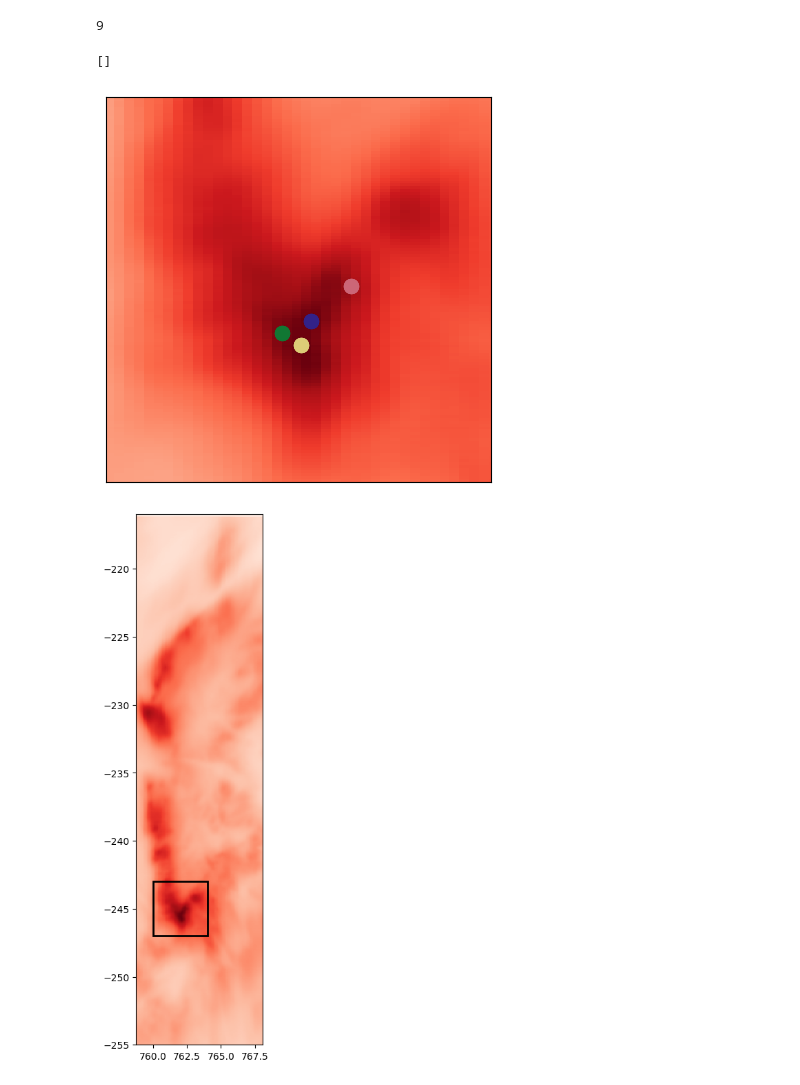
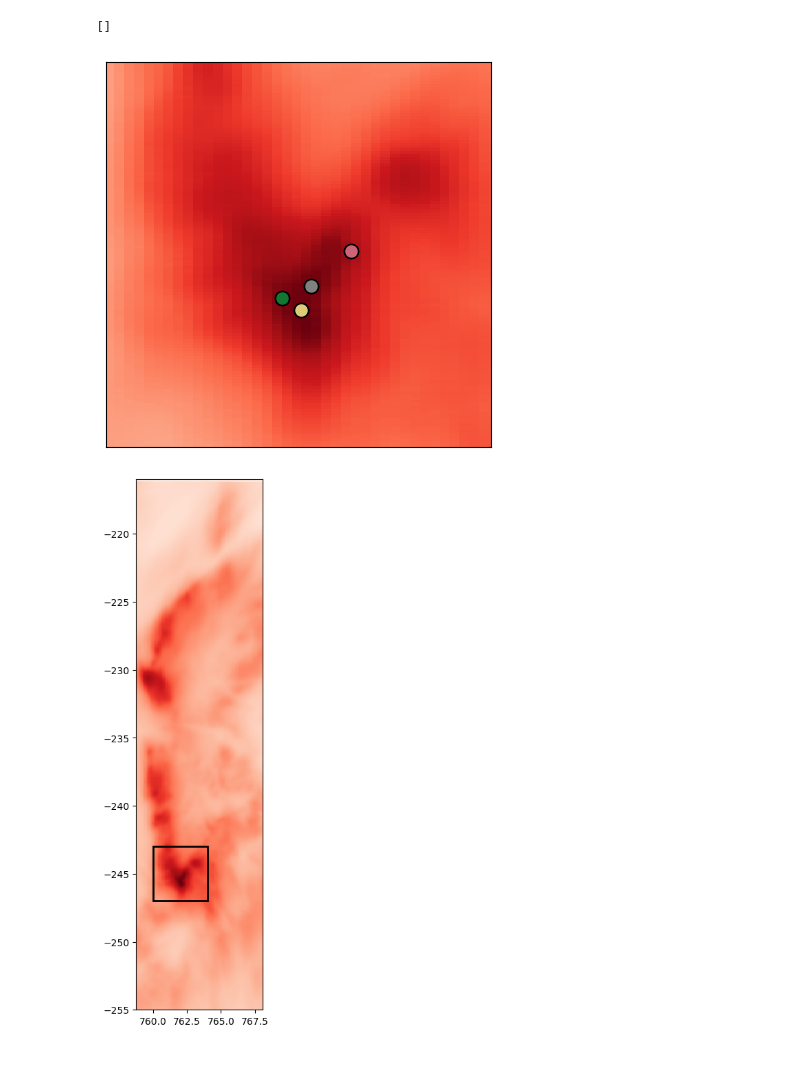
Before and after one commit to coletamburri2112/Flare_Patrol_Analysis, a Jupyter notebook: NOTEBOOKS/11_Aug_2024_Flare_Paper_Plots/11Aug2024_DKIST_RADYN+RH_CaIIH_Heps.ipynb, the cells around one changed output. Drawn from its saved outputs; the diff is of its cells as text; code cells hidden in the pictures.

```diff
--- a/NOTEBOOKS/11_Aug_2024_Flare_Paper_Plots/11Aug2024_DKIST_RADYN+RH_CaIIH_Heps.ipynb
+++ b/NOTEBOOKS/11_Aug_2024_Flare_Paper_Plots/11Aug2024_DKIST_RADYN+RH_CaIIH_Heps.ipynb
@@ -170,7 +170,7 @@ def find_nearest(array, value):
     return array[idx],idx
 # %%
 #load DKIST spectra
-dkist_file = '/Users/coletamburri/Desktop/11_Aug_2024_Cclass_Flare/Processed_ViSP_VBI_11Aug2024/ViSP_spectra_processed_11Aug24_CaII.npz'
+dkist_file = '/Users/coletamburri/Desktop/11Aug2024_Cclass_CaIIH_calib_bestseeing.npz'
 dkist_file = np.load(dkist_file)
 
 
@@ -337,10 +293,6 @@ for i in range(len(x_select)):
 if saving == 1:
     hbeta_inds_file ='/Users/coletamburri/Desktop/Hbeta_inds_'+feature+'.npz'
     np.savez(hbeta_inds_file,x_other_inds = x_other_inds,y_other_inds=y_other_inds,x_coords_arcsec=x_select,y_coords_arcsec=y_select)
-# %%
-len(cc)
-# %% [output]
-9
 # %%
 colors=tol_colors.tol_cset('muted')
 
@@ -362,35 +314,38 @@ if feature == 'blueshift':
     ax.pcolormesh(xarr_caII,yarr_caII,np.transpose(dkist_blue),cmap='Reds')
 else:
     ax.pcolormesh(xarr_caII,yarr_caII,np.transpose(dkist_avg),cmap='Reds')
 
 
 for i in range(len(choice_is)):
     for i in range(len(choice_is)):
-        ax.scatter(x_select[int(choice_is[i])],y_select[int(choice_is[i])],100,marker='o',c=colors[i])
+        if i==1:
+            ax.scatter(x_select[int(choice_is[i])],y_select[int(choice_is[i])],100,marker='o',c='grey',edgecolor='black')
+        else:
+            ax.scatter(x_select[int(choice_is[i])],y_select[int(choice_is[i])],100,marker='o',c=colors[i],edgecolor='black')
 
 if feature =='blueshift':
     print("no")
     ax.set_ylim([-233,-222])
     ax.set_xlim([759,765])
     #ax.set_ylim([1200,500])
 elif feature=='symmetric':
     ax.set_ylim([-241,-235])
     ax.set_xlim([759,762])
     #ax.set_ylim([1220,1050])
 elif feature=='red':
     ax.set_ylim([-247,-243])
     ax.set_xlim([760,764])
 elif feature=='deepheating':
     ax.set_ylim([-247,-243])
     ax.set_xlim([759,763])
 
 ax.set_aspect('equal')
 
 ax.set_xticks([])
 ax.set_yticks([])
 # %% [output]
 []
-[figure, old version]
+[figure, new version]
 # %%
 colors=tol_colors.tol_cset('muted')
 
```
Also changed, not shown: parts of 16 cells of this notebook, 3 other files.
